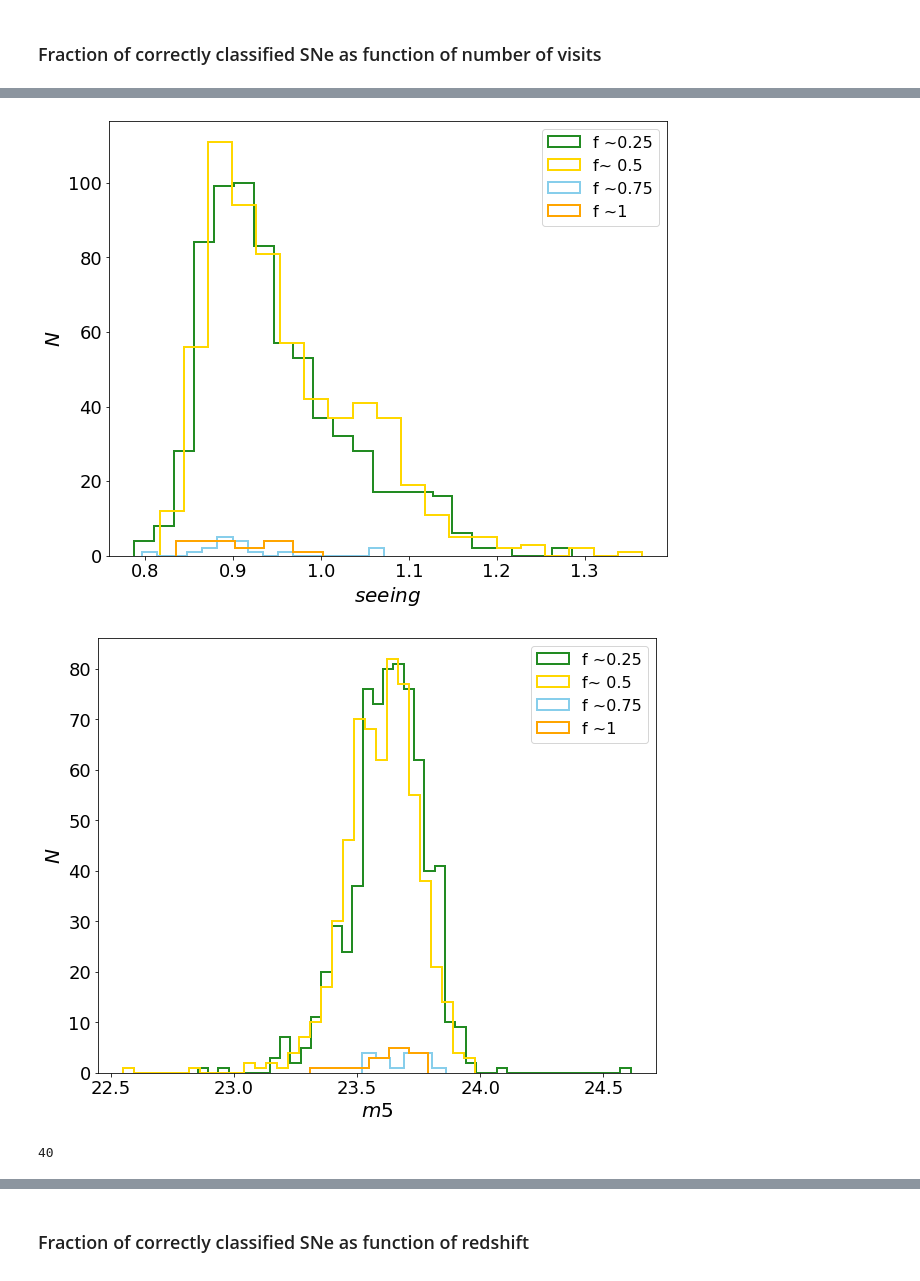
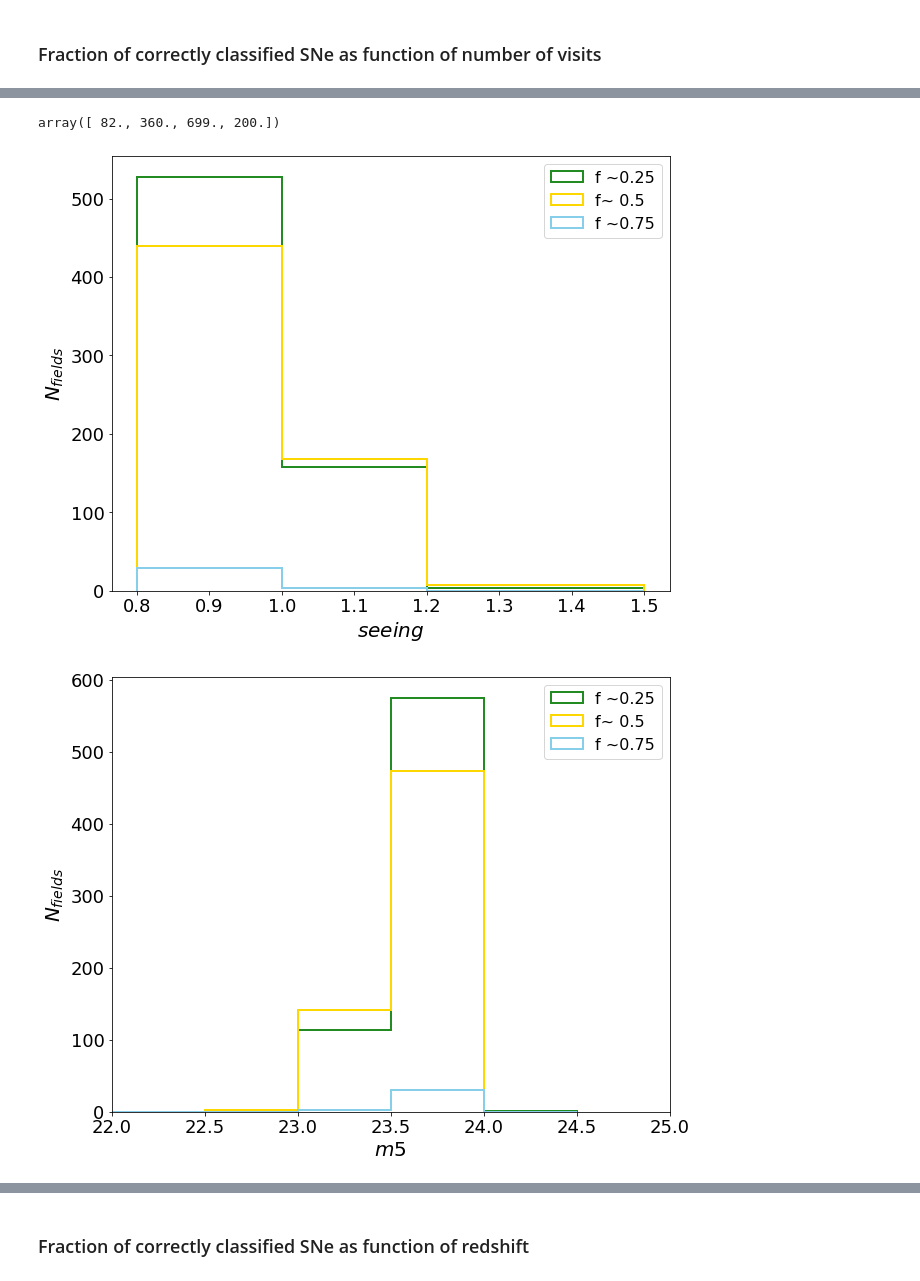
Before and after one commit to FabioRagosta/LSSTmetrics, a Jupyter notebook: SNRateMetric.ipynb, the cells around one changed output, grey strips where cells are left out. Drawn from its saved outputs; the diff is of its cells as text; code cells hidden in the pictures.

```diff
--- a/SNRateMetric.ipynb
+++ b/SNRateMetric.ipynb
@@ -827,20 +974,22 @@ plt.show()
 # %%
-f10,f40,f70,f100= np.where(fractions['Ia']<0.25), np.where((fractions['Ia']>0.25) & (fractions['Ia']<0.50)),np.where((fractions['Ia']>0.50) & (fractions['Ia']<0.75)),np.where((fractions['Ia']>0.75) & (fractions['Ia']<1))
+f10,f40,f100= np.where(fractions['Ia']<0.25), np.where((fractions['Ia']>0.25) & (fractions['Ia']<0.50)),np.where((fractions['Ia']>0.50))
 # %%
 nvis10,nvis40,nvis70,nvis100= np.where(nvis<10), np.where((nvis>10) & (nvis<40)),np.where((nvis>40) & (nvis<70)),np.where((nvis>70) & (nvis<100))
 # %%
 nv =[nvis10,nvis40,nvis70,nvis100]
 sv =[see10,see40,see70,see100]
-fv =[f10,f40,f70,f100]
+fv =[f10,f40,f100]
 # %%
 plt.figure(figsize=(10,8))
 color = ['forestgreen', 'gold', 'skyblue', 'orange']
-for i, (n,name) in enumerate(zip(fv,['f ~0.25','f~ 0.5', 'f ~0.75', 'f ~1'])):
+val=[]
+for i, (n,name) in enumerate(zip(fv,['f ~0.25','f~ 0.5',  'f ~1'])):
     c= color[i]
     #for z, lt in zip([0.1],['solid']):
-    plt.hist(nvis[n],'auto', histtype='step',color=c, align='mid', lw=2,label=name)
+    v,b,p=plt.hist(nvis[n],np.array([0,40,60,80,100]), histtype='step',color=c, align='mid', lw=2,label=name)
+    val.append(v)
 plt.xlabel(r"$nvis$",fontsize= 20)
-plt.ylabel(r"$N$",fontsize= 20)
+plt.ylabel(r"$N_{fields}$",fontsize= 20)
 plt.legend(fontsize=16)
 plt.tick_params('both', labelsize=18)
 plt.show()
@@ -849,3 +998,7 @@ plt.show()
+# %%
+np.sum(val,axis=0)
+# %% [output]
+array([ 82., 360., 699., 200.])
 # %%
 see10,see40,see70,see100= np.where(see[nvis70]<0.9), np.where((see[nvis70]>0.9) & (see[nvis70]<1.1)),np.where((see[nvis70]>1.1) & (see[nvis70]<1.3)),np.where((see[nvis70]>1.3) & (see[nvis70]<1.5))
 # %%
@@ -854,29 +1007,26 @@ color = ['forestgreen', 'gold', 'skyblue', 'orange']
 for i, (n,name) in enumerate(zip(fv,['f ~0.25','f~ 0.5', 'f ~0.75', 'f ~1'])):
     c= color[i]
     #for z, lt in zip([0.1],['solid']):
-    plt.hist(see[n],'auto', histtype='step',color=c, align='mid', lw=2,label=name)
+    plt.hist(see[n],np.array([0.8,1,1.2,1.5]), histtype='step',color=c, align='mid', lw=2,label=name)
 plt.xlabel(r"$seeing$",fontsize= 20)
-plt.ylabel(r"$N$",fontsize= 20)
+plt.ylabel(r"$N_{fields}$",fontsize= 20)
 plt.legend(fontsize=16)
 plt.tick_params('both', labelsize=18)
 plt.show()
 # %% [output]
-[figure, old version]
+[figure, new version]
 # %%
 plt.figure(figsize=(10,8))
 color = ['forestgreen', 'gold', 'skyblue', 'orange']
 for i, (n,name) in enumerate(zip(fv,['f ~0.25','f~ 0.5', 'f ~0.75', 'f ~1'])):
     c= color[i]
     #for z, lt in zip([0.1],['solid']):
-    plt.hist(m5[n],'auto', histtype='step',color=c, align='mid', lw=2,label=name)
+    plt.hist(m5[n],np.linspace(20,24.5,10), histtype='step',color=c, align='mid', lw=2,label=name)
 plt.xlabel(r"$m5$",fontsize= 20)
-plt.ylabel(r"$N$",fontsize= 20)
+plt.ylabel(r"$N_{fields}$",fontsize= 20)
 plt.legend(fontsize=16)
+plt.xlim([22,25])
 plt.tick_params('both', labelsize=18)
 plt.show()
 # %% [output]
-[figure, old version]
+[figure, new version]
-# %%
-len(zfractions['Ia'][z][np.where(zfractions['Ia'][z]>0)])
-# %% [output]
-40
```
Also changed, not shown: parts of 46 cells of this notebook.
